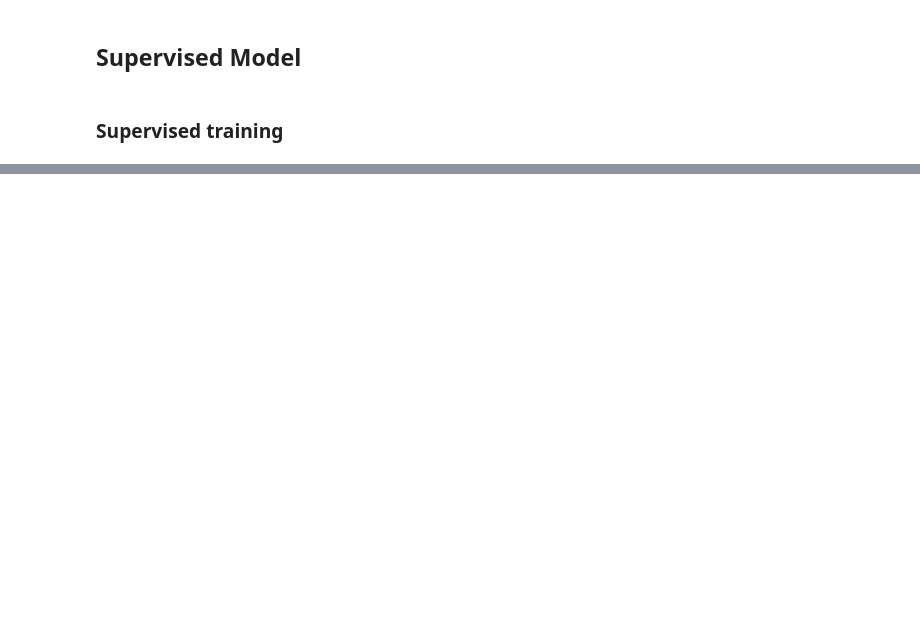
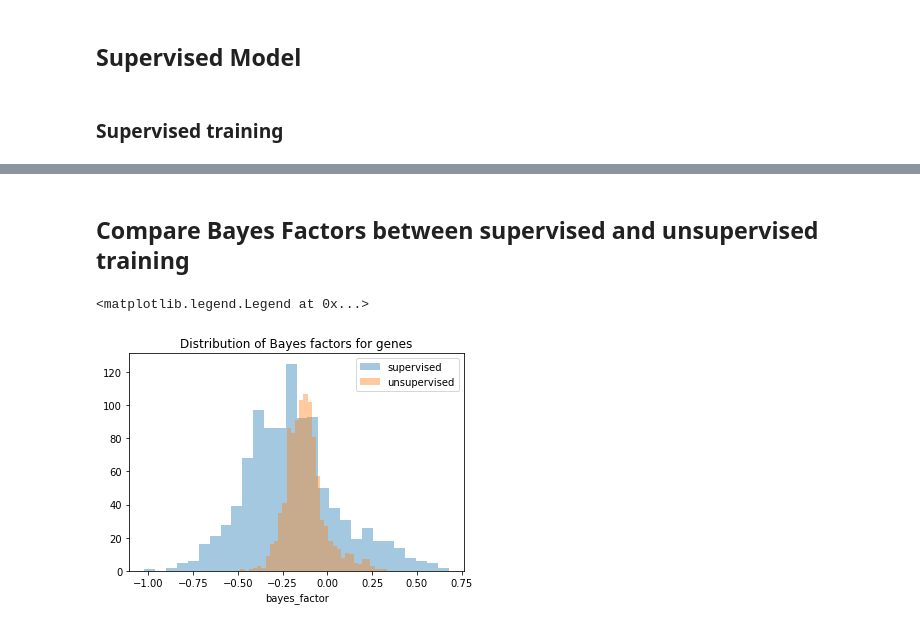
Before and after one commit to mincheoly/scVI-extensions, a Jupyter notebook: notebooks/batf_poc.ipynb, the cells around one changed output, grey strips where cells are left out. Cells and saved outputs as stored; diff of their text form; code cells hidden in the pictures; blank space fills up the shorter version.

```diff
--- a/notebooks/batf_poc.ipynb
+++ b/notebooks/batf_poc.ipynb
@@ -71,3 +71,13 @@ Number of cells kept after filtering with metadata: 1400
 Number of cells kept after removing all zero cells: 1400
 Finished preprocessing CROP-seq dataset
 Downsampling from 32738 to 1000 genes
+# %%
+imp.reload(cs)
+de_dataset = cs.CropseqDataset(
+    filename=h5_filename,
+    metadata_filename=abridged_metadata_filename,
+    new_n_genes=1000,
+    use_donors=True,
+    use_labels='guide',
+    testing_labels='guide',
+    save_path='')
@@ -150,0 +195,10 @@ plot_pair_densities(vaec, supervised_infer, n_points=5000, sigma=2)
+# %% [markdown]
+## Compare Bayes Factors between supervised and unsupervised training
+# %%
+sns.distplot(supervised_de_results[0][1]['bayes_factor'], kde=False)
+sns.distplot(de_results[0][1]['bayes_factor'], kde=False)
+plt.title('Distribution of Bayes factors for genes')
+plt.legend(['supervised', 'unsupervised'])
+# %% [output]
+<matplotlib.legend.Legend at 0x...>
+[figure, added]
```
Also changed, not shown: parts of 13 cells of this notebook, 9 other files.
